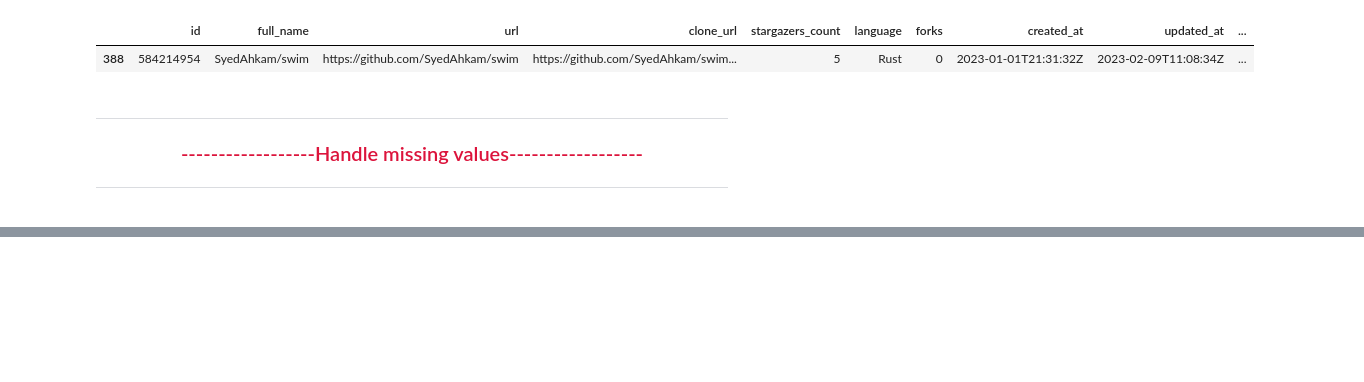
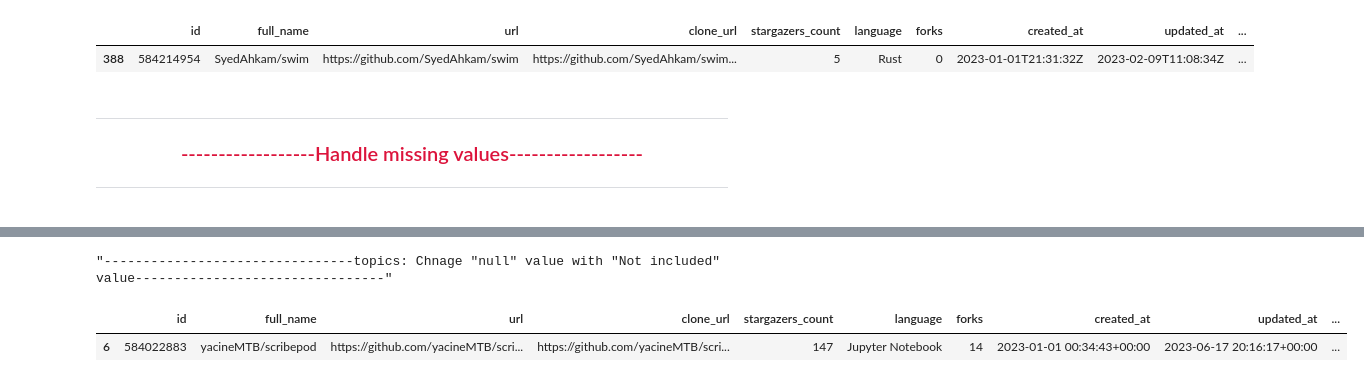
Before and after one commit to yassinessadi/data-engineer-youcode, a Jupyter notebook: Brief_github_cleaning/cleaning_github.ipynb, the cells around one changed output, grey strips where cells are left out. Cells and saved outputs as stored; diff of their text form; code cells hidden in the pictures; blank space fills up the shorter version.

Commit message:
Replace value null in column (Description,Topics,license).

```diff
--- a/Brief_github_cleaning/cleaning_github.ipynb
+++ b/Brief_github_cleaning/cleaning_github.ipynb
@@ -203,2 +203,11 @@ df[df['license'] == "Not included"].head(1)
 |  | id | full_name | url | clone_url | stargazers_count | language | forks | created_at | updated_at | ... |
 | 5 | 584219588 | 702573N/Obsidian-Tasks-Timeline | https://github.com/702573N/Obsidi... | https://github.com/702573N/Obsidi... | 165 | JavaScript | 13 | 2023-01-01 22:02:50+00:00 | 2023-06-18 17:54:28+00:00 | ... |
+# %%
+print('\x1b[31m\"--------------------------------topics: Chnage \"null\" value with \"Not included\" value--------------------------------\"\x1b[0m')
+
+df['topics'] = df['topics'].replace("[]", '[No topics]')
+df.loc[df['topics'] == '[No topics]'].head(1)
+# %% [output]
+"--------------------------------topics: Chnage "null" value with "Not included" value--------------------------------"
+|  | id | full_name | url | clone_url | stargazers_count | language | forks | created_at | updated_at | ... |
+| 6 | 584022883 | yacineMTB/scribepod | https://github.com/yacineMTB/scri... | https://github.com/yacineMTB/scri... | 147 | Jupyter Notebook | 14 | 2023-01-01 00:34:43+00:00 | 2023-06-17 20:16:17+00:00 | ... |
```
Also changed, not shown: parts of 2 cells of this notebook.
